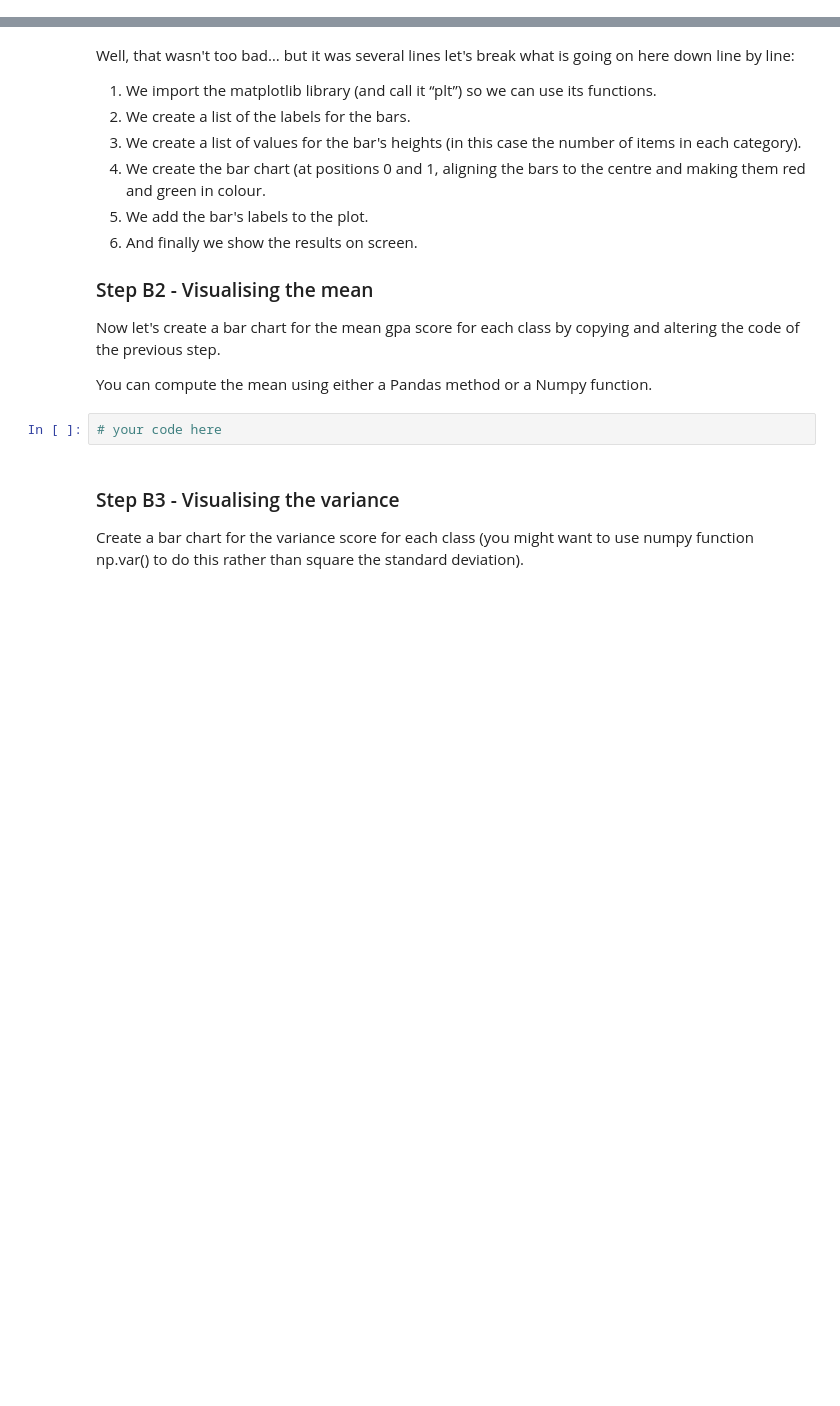
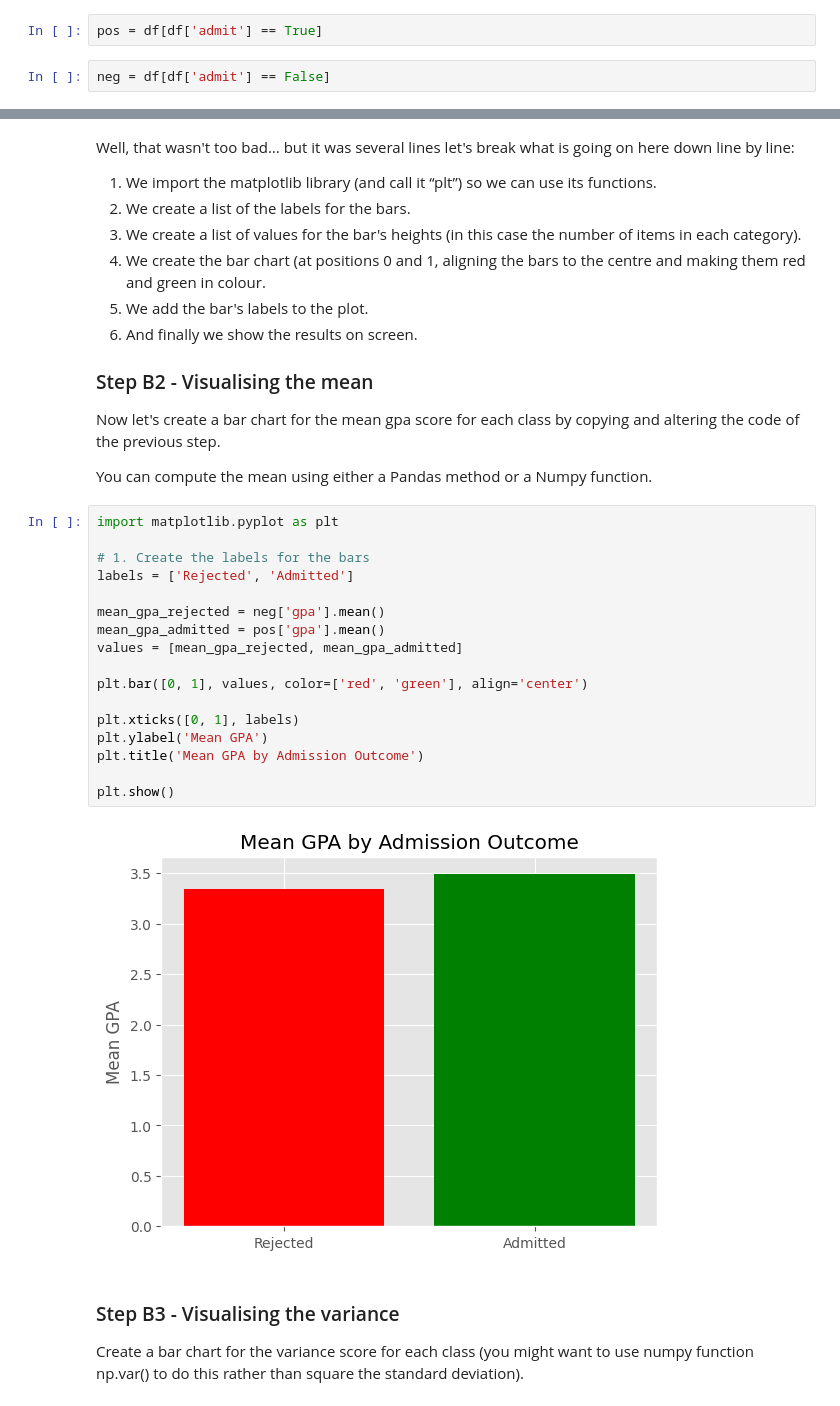
Before and after one commit to shreyuu/UoN-Business-Analytics, a Jupyter notebook: FBA/FBA_Week_09_Python_Practice.ipynb, the cells around one changed output, grey strips where cells are left out. Cells and saved outputs as stored; diff of their text form; blank space fills up the shorter version.

```diff
--- a/FBA/FBA_Week_09_Python_Practice.ipynb
+++ b/FBA/FBA_Week_09_Python_Practice.ipynb
@@ -392,3 +478,7 @@ Let’s do this now by separating the positives (admitted - True) from the negat
+# %%
+pos = df[df['admit'] == True]
+# %%
+neg = df[df['admit'] == False]
 # %% [markdown]
 What this means is that we now can print summary statistics to compare between successful and unsuccessful applicants using the describe( ) method on the two separate dataframes.
 # %%
@@ -434,8 +545,25 @@ Well, that wasn't too bad… but it was several lines let's break what is going
 Now let's create a bar chart for the mean gpa score for each class by copying and altering the code of the previous step.
 
 You can compute the mean using either a Pandas method or a Numpy function.
-# %%
-# your code here
+# %%
+import matplotlib.pyplot as plt
+
+# 1. Create the labels for the bars
+labels = ['Rejected', 'Admitted']
+
+mean_gpa_rejected = neg['gpa'].mean()
+mean_gpa_admitted = pos['gpa'].mean()
+values = [mean_gpa_rejected, mean_gpa_admitted]
+
+plt.bar([0, 1], values, color=['red', 'green'], align='center')
+
+plt.xticks([0, 1], labels)
+plt.ylabel('Mean GPA')
+plt.title('Mean GPA by Admission Outcome')
+
+plt.show()
+# %% [output]
+[figure, added]
 # %% [markdown]
 ### Step B3 - Visualising the variance
 
```
Also changed, not shown: parts of 7 cells of this notebook.
